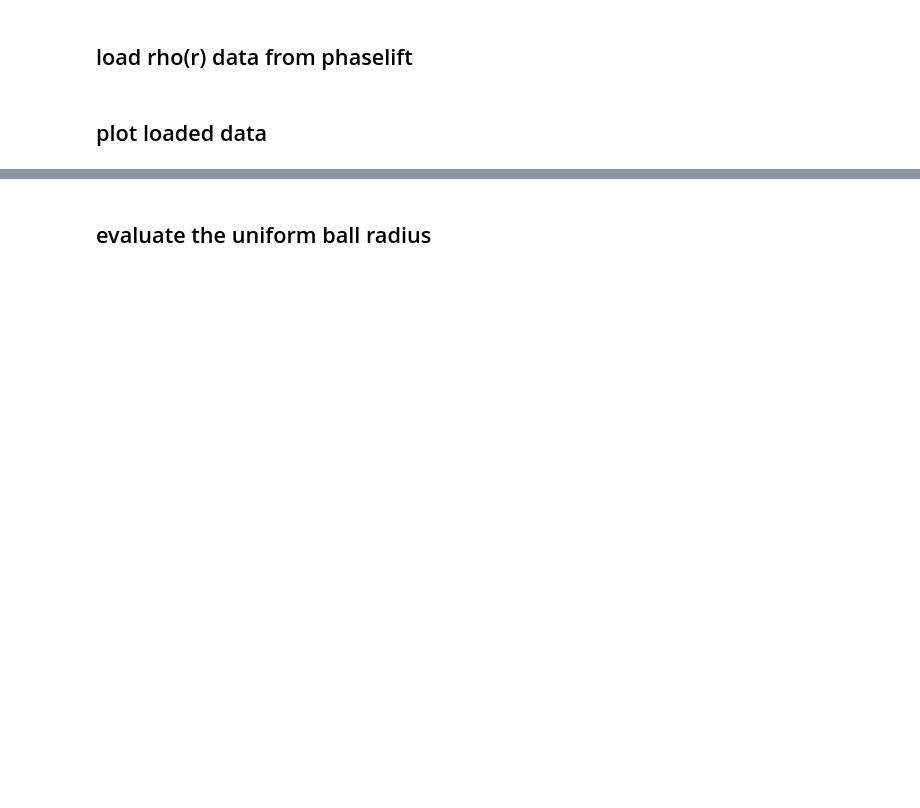
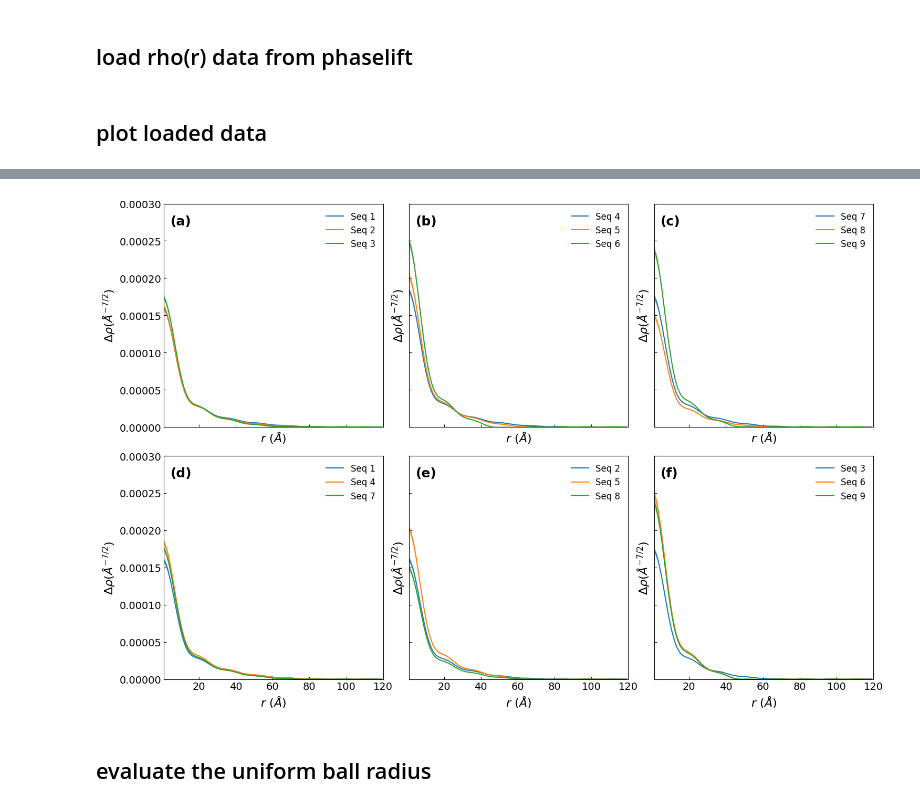
Before and after one commit to ch-tung/cv_SANS, a Jupyter notebook: curvefit/semidilute/analysis/figure_rho.ipynb, the cells around one changed output, grey strips where cells are left out. Cells and saved outputs as stored; diff of their text form; code cells hidden in the pictures; blank space fills up the shorter version.

```diff
--- a/curvefit/semidilute/analysis/figure_rho.ipynb
+++ b/curvefit/semidilute/analysis/figure_rho.ipynb
@@ -34,3 +42,44 @@ No artists with labels found to put in legend.  Note that artists whose label st
+# %%
+fig, axes = plt.subplots(2, 3, figsize=(15, 10), sharex=True, sharey=True)
+
+# Panel labels
+panel_labels = ['(a)', '(b)', '(c)', '(d)', '(e)', '(f)']
+for ax, label in zip(axes.flat, panel_labels):
+    ax.text(0.03, 0.95, label, transform=ax.transAxes, fontsize=18, fontweight='bold', va='top', ha='left')
+
+# First row: groups 1-2-3, 4-5-6, 7-8-9
+groups_row1 = [[0, 1, 2], [3, 4, 5], [6, 7, 8]]
+for col, group in enumerate(groups_row1):
+    ax = axes[0, col]
+    for idx in group:
+        ax.plot(r, rho[:, idx], '-', label=f'Seq {idx+1}')
+        ax.fill_between(r, rho[:, idx] - rho_err[:, idx], rho[:, idx] + rho_err[:, idx], alpha=0.3)
+    # ax.set_xscale('log')
+    ax.set_xlabel(r'$r\ (\AA)$', fontsize=16)
+    ax.set_ylabel(r'$\Delta\rho (\AA^{-7/2})$', fontsize=16)
+    ax.tick_params(direction='in', axis='both', which='both', labelsize=14)
+    ax.legend(fontsize=12, frameon=False)
+    ax.set_ylim([0, 0.0003])
+    ax.set_xlim([1, 120])  # Set x-limits for better visibility
+
+# Second row: groups 1-4-7, 2-5-8, 3-6-9
+groups_row2 = [[0, 3, 6], [1, 4, 7], [2, 5, 8]]
+for col, group in enumerate(groups_row2):
+    ax = axes[1, col]
+    for idx in group:
+        ax.plot(r, rho[:, idx], '-', label=f'Seq {idx+1}')
+        ax.fill_between(r, rho[:, idx] - rho_err[:, idx], rho[:, idx] + rho_err[:, idx], alpha=0.3)
+    # ax.set_xscale('log')
+    ax.set_xlabel(r'$r\ (\AA)$', fontsize=16)
+    ax.set_ylabel(r'$\Delta\rho (\AA^{-7/2})$', fontsize=16)
+    ax.tick_params(direction='in', axis='both', which='both', labelsize=14)
+    ax.legend(fontsize=12, frameon=False)
+    ax.set_ylim([0, 0.0003])  # Adjust y-limits for better visibility
+    ax.set_xlim([1, 120])
+
+plt.tight_layout()
+# %% [output]
+[figure, added]
 # %% [markdown]
 ## evaluate the uniform ball radius
 # %%
```
Also changed, not shown: parts of 9 cells of this notebook.
